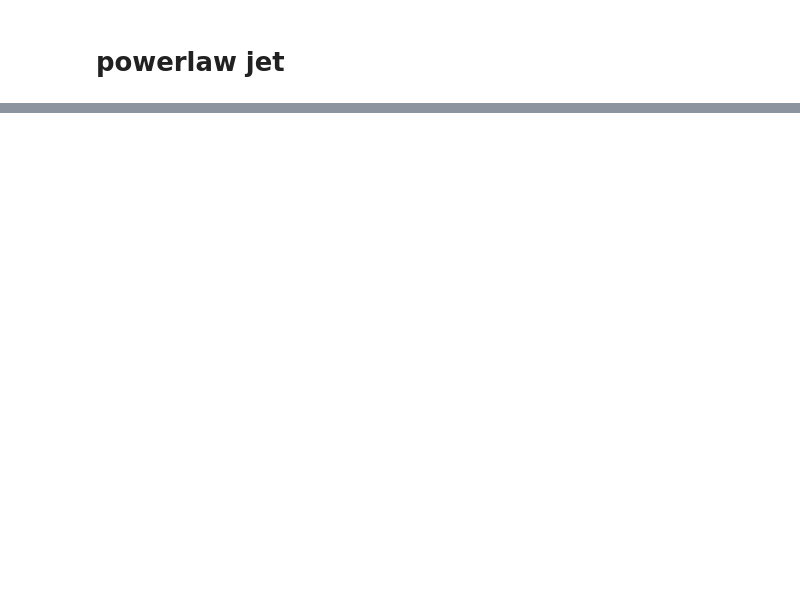
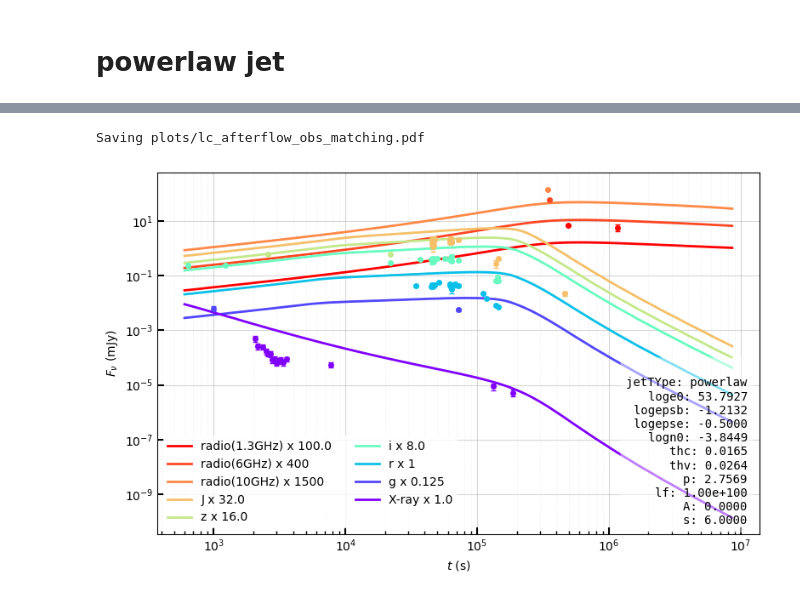
Before and after one commit to skp80286/grb_investigation, a Jupyter notebook: lc_jetsimpy_modular.ipynb, the cells around one changed output, grey strips where cells are left out. Drawn from its saved outputs; the diff is of its cells as text; code cells hidden in the pictures; blank space fills up the shorter version.

```diff
--- a/lc_jetsimpy_modular.ipynb
+++ b/lc_jetsimpy_modular.ipynb
@@ -192,0 +215,11 @@ Saving plots/lc_afterflow_obs_matching.pdf
+# %%
+lc_plot(jetType='powerlaw',
+    loge0=53.79274778, logepsb=-1.21321178, logn0=-3.84493855, thc=0.01651769,
+    thv=0.02637001, p=2.75691902,
+    logepse=-0.5000044643265977,lf=1e+100,
+    z=0.661,
+    observed_data='data/mcmc_df.csv',
+    observed_data_fit='data/mcmc_df_trunc.csv',)
+# %% [output]
+Saving plots/lc_afterflow_obs_matching.pdf
+[figure, added]
```
Also changed, not shown: parts of 7 cells of this notebook, 13 other files.
